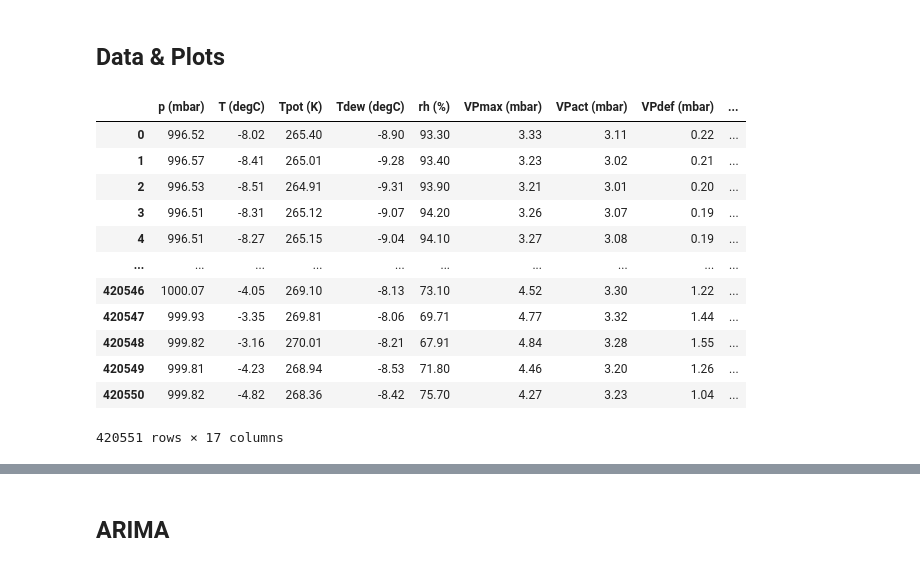
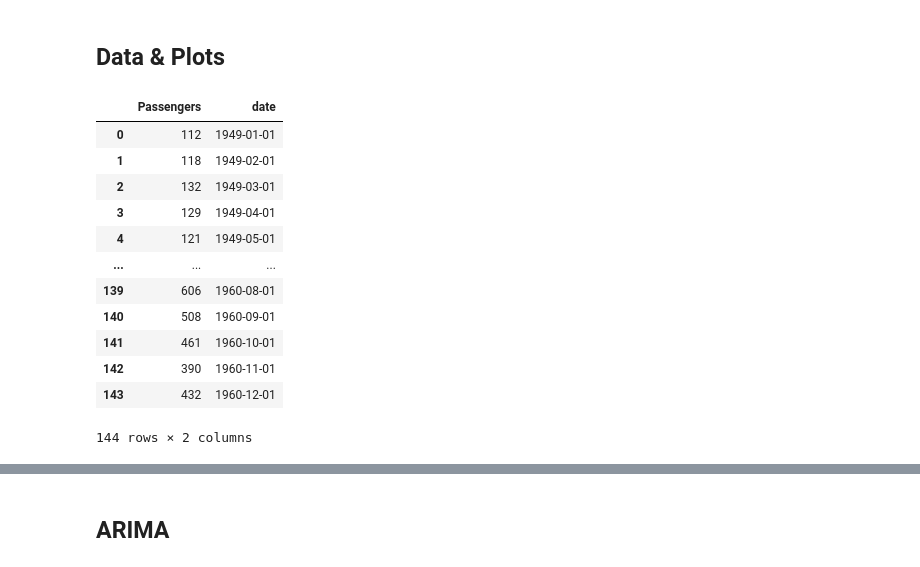
Before and after one commit to Bruno-Moreno/ML---Study, a Jupyter notebook: notebooks/ML/arima_model.ipynb, the cells around one changed output, grey strips where cells are left out. Cells and saved outputs as stored; diff of their text form; code cells hidden in the pictures.

```diff
--- a/notebooks/ML/arima_model.ipynb
+++ b/notebooks/ML/arima_model.ipynb
@@ -14,40 +14,2 @@ from sklearn.metrics import mean_squared_error
 # %% [markdown]
 ## Data & Plots
-# %%
-def read_climate_dataset():
-    zip_path = tf.keras.utils.get_file(
-        origin='https://storage.googleapis.com/tensorflow/tf-keras-datasets/jena_climate_2009_2016.csv.zip',
-        fname='jena_climate_2009_2016.csv.zip',
-        extract=True
-        )
-
-    csv_path, _ = os.path.splitext(zip_path)
-    df = pd.read_csv(csv_path)
-
-    return df
-
-def format_climate_dataset(df):
-
-    df["date_time"] = pd.to_datetime(df.pop('Date Time'), format='%d.%m.%Y %H:%M:%S')
-    df["date"] = df["date_time"].dt.date
-    df["period"] = df["date_time"].dt.to_period('M').dt.to_timestamp()
-
-    return df
-
-df = read_climate_dataset()
-df = format_climate_dataset(df)
-df
-# %% [output]
-|  | p (mbar) | T (degC) | Tpot (K) | Tdew (degC) | rh (%) | VPmax (mbar) | VPact (mbar) | VPdef (mbar) | ... |
-| 0 | 996.52 | -8.02 | 265.40 | -8.90 | 93.30 | 3.33 | 3.11 | 0.22 | ... |
-| 1 | 996.57 | -8.41 | 265.01 | -9.28 | 93.40 | 3.23 | 3.02 | 0.21 | ... |
-| 2 | 996.53 | -8.51 | 264.91 | -9.31 | 93.90 | 3.21 | 3.01 | 0.20 | ... |
-| 3 | 996.51 | -8.31 | 265.12 | -9.07 | 94.20 | 3.26 | 3.07 | 0.19 | ... |
-| 4 | 996.51 | -8.27 | 265.15 | -9.04 | 94.10 | 3.27 | 3.08 | 0.19 | ... |
-| ... | ... | ... | ... | ... | ... | ... | ... | ... | ... |
-| 420546 | 1000.07 | -4.05 | 269.10 | -8.13 | 73.10 | 4.52 | 3.30 | 1.22 | ... |
-| 420547 | 999.93 | -3.35 | 269.81 | -8.06 | 69.71 | 4.77 | 3.32 | 1.44 | ... |
-| 420548 | 999.82 | -3.16 | 270.01 | -8.21 | 67.91 | 4.84 | 3.28 | 1.55 | ... |
-| 420549 | 999.81 | -4.23 | 268.94 | -8.53 | 71.80 | 4.46 | 3.20 | 1.26 | ... |
-| 420550 | 999.82 | -4.82 | 268.36 | -8.42 | 75.70 | 4.27 | 3.23 | 1.04 | ... |
-420551 rows × 17 columns
@@ -56,0 +16,28 @@ date_variable = "period"
+# %%
+def read_dataset():
+
+    url = 'https://raw.githubusercontent.com/jbrownlee/Datasets/master/airline-passengers.csv'
+    df = pd.read_csv(url)
+    df["date"] = pd.to_datetime(df["Month"], format = "%Y-%m")
+    df.drop(columns=["Month"], inplace = True)
+    df.sort_values(by = ["date"], ascending=True, inplace = True)
+    df.reset_index(drop = True, inplace = True)
+
+    return df
+
+df = read_dataset()
+df
+# %% [output]
+|  | Passengers | date |
+| 0 | 112 | 1949-01-01 |
+| 1 | 118 | 1949-02-01 |
+| 2 | 132 | 1949-03-01 |
+| 3 | 129 | 1949-04-01 |
+| 4 | 121 | 1949-05-01 |
+| ... | ... | ... |
+| 139 | 606 | 1960-08-01 |
+| 140 | 508 | 1960-09-01 |
+| 141 | 461 | 1960-10-01 |
+| 142 | 390 | 1960-11-01 |
+| 143 | 432 | 1960-12-01 |
+144 rows × 2 columns
```
Also changed, not shown: parts of 19 cells of this notebook, 1 other file.
